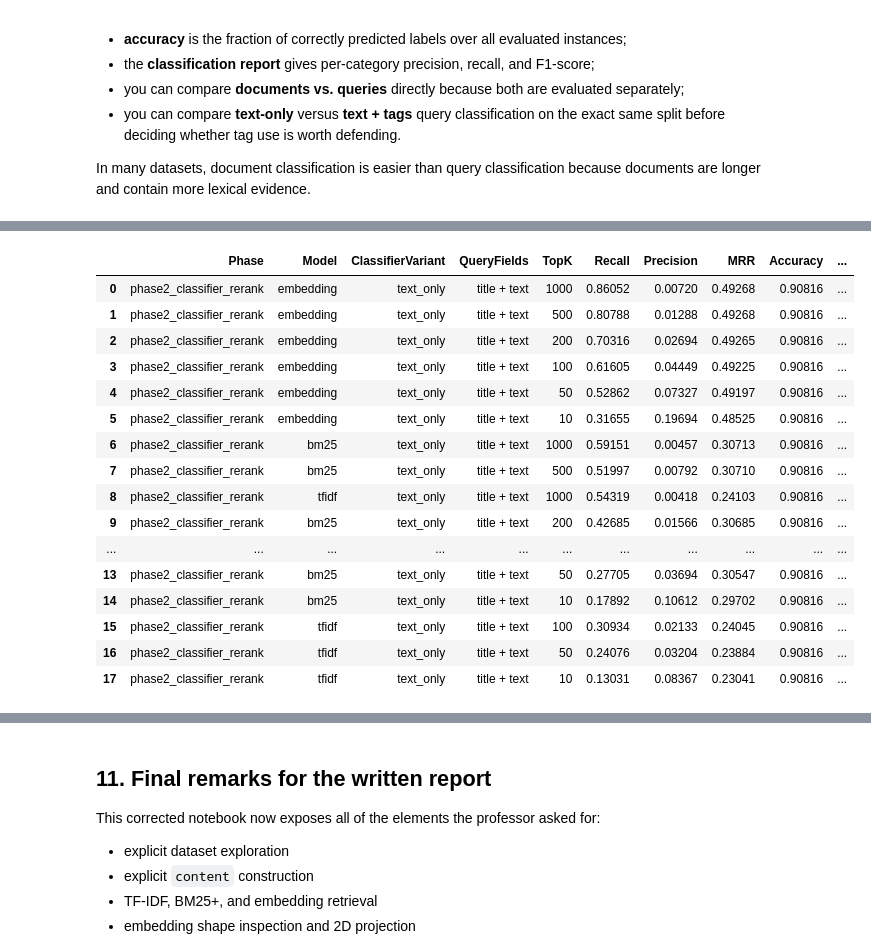
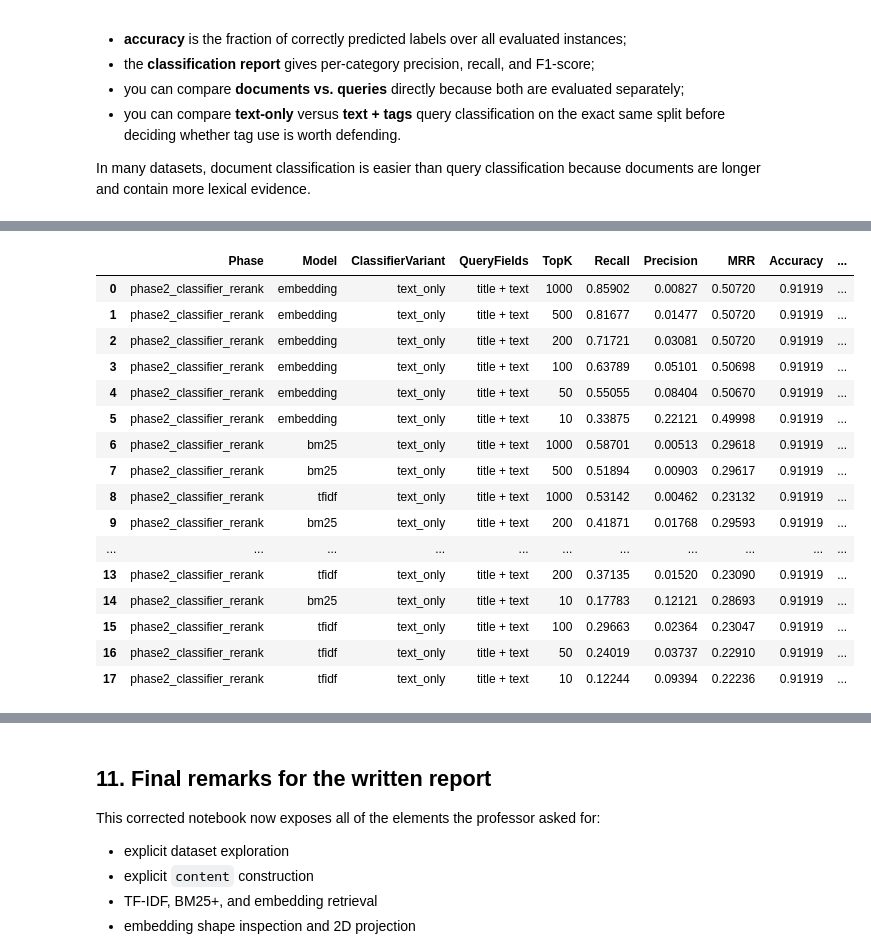
Before and after one commit to sorooshaghaei/retrieval_project, a Jupyter notebook: kaggle/kaggle-submission.ipynb, the cells around one changed output, grey strips where cells are left out. Drawn from its saved outputs; the diff is of its cells as text; code cells hidden in the pictures.

Commit message:
fixed 80 20 train test

```diff
--- a/kaggle/kaggle-submission.ipynb
+++ b/kaggle/kaggle-submission.ipynb
@@ -1799,12 +1821,6 @@ doc_category_map = (
 validation_classifier_accuracy = float(
     classifier_summary_df.loc[
         (classifier_summary_df["Split"] == "validation") & (classifier_summary_df["Source"] == "queries"),
-        "Accuracy",
-    ].iloc[0]
-)
-holdout_classifier_accuracy = float(
-    classifier_summary_df.loc[
-        (classifier_summary_df["Split"] == "holdout") & (classifier_summary_df["Source"] == "queries"),
         "Accuracy",
     ].iloc[0]
 )
@@ -1889,57 +1905,9 @@ display(phase2_summary_df)
 best_phase2_config = phase2_summary_df.iloc[0]
 best_model_name = str(best_phase2_config["Model"])
 best_top_k = int(best_phase2_config["TopK"])
+selected_phase2_config_df = phase2_summary_df.head(1).copy()
 
-if best_model_name == "embedding":
-    holdout_doc_ids, holdout_scores = RETRIEVAL_ARRAY_FUNCTIONS[best_model_name](
-        docs_df,
-        holdout_test_queries_df,
-        top_k=best_top_k,
-        artifacts=prepared_retrievers[best_model_name],
-        embedding_kind="holdout_queries_phase2",
-    )
-else:
-    holdout_doc_ids, holdout_scores = RETRIEVAL_ARRAY_FUNCTIONS[best_model_name](
-        docs_df,
-        holdout_test_queries_df,
-        top_k=best_top_k,
-        artifacts=prepared_retrievers[best_model_name],
-    )
-
-holdout_doc_ids, holdout_scores = apply_category_bonus(
-    doc_id_matrix=holdout_doc_ids,
-    score_matrix=holdout_scores,
-    query_ids=holdout_test_queries_df["id"].astype(str).tolist(),
-    query_category_map=holdout_query_category_map,
-    doc_category_map=doc_category_map,
-    bonus=CATEGORY_MATCH_BONUS if ENABLE_CATEGORY_BOOST else 0.0,
-)
-
-holdout_results = arrays_to_results(
-    holdout_test_queries_df["id"].astype(str).tolist(),
-    holdout_doc_ids[:, :best_top_k],
-    holdout_scores[:, :best_top_k],
-)
-holdout_metrics = leaderboard_score(
-    holdout_results,
-    holdout_test_ground_truth,
-    k=best_top_k,
-    classifier_accuracy=holdout_classifier_accuracy,
-)
-
-holdout_summary_df = pd.DataFrame(
-    [
-        {
-            "Phase": "phase2_holdout",
-            "Model": best_model_name,
-            "ClassifierVariant": ACTIVE_CLASSIFIER_VARIANT,
-            "QueryFields": active_classifier_query_fields,
-            "TopK": best_top_k,
-            **holdout_metrics,
-        }
-    ]
-)
-
-display(holdout_summary_df)
+display(selected_phase2_config_df)
+print(f"Validation-selected model: {best_model_name} at K={best_top_k}")
 # %% [output]
 Phase 2 classifier variant: text_only (title + text)
@@ -1947,17 +1915,17 @@ Loading validation_queries_phase2 embeddings from cache: validation_queries_phas
 |  | Phase | Model | ClassifierVariant | QueryFields | TopK | Recall | Precision | MRR | Accuracy | ... |
-| 0 | phase2_classifier_rerank | embedding | text_only | title + text | 1000 | 0.86052 | 0.00720 | 0.49268 | 0.90816 | ... |
-| 1 | phase2_classifier_rerank | embedding | text_only | title + text | 500 | 0.80788 | 0.01288 | 0.49268 | 0.90816 | ... |
-| 2 | phase2_classifier_rerank | embedding | text_only | title + text | 200 | 0.70316 | 0.02694 | 0.49265 | 0.90816 | ... |
-| 3 | phase2_classifier_rerank | embedding | text_only | title + text | 100 | 0.61605 | 0.04449 | 0.49225 | 0.90816 | ... |
-| 4 | phase2_classifier_rerank | embedding | text_only | title + text | 50 | 0.52862 | 0.07327 | 0.49197 | 0.90816 | ... |
-| 5 | phase2_classifier_rerank | embedding | text_only | title + text | 10 | 0.31655 | 0.19694 | 0.48525 | 0.90816 | ... |
-| 6 | phase2_classifier_rerank | bm25 | text_only | title + text | 1000 | 0.59151 | 0.00457 | 0.30713 | 0.90816 | ... |
-| 7 | phase2_classifier_rerank | bm25 | text_only | title + text | 500 | 0.51997 | 0.00792 | 0.30710 | 0.90816 | ... |
-| 8 | phase2_classifier_rerank | tfidf | text_only | title + text | 1000 | 0.54319 | 0.00418 | 0.24103 | 0.90816 | ... |
-| 9 | phase2_classifier_rerank | bm25 | text_only | title + text | 200 | 0.42685 | 0.01566 | 0.30685 | 0.90816 | ... |
+| 0 | phase2_classifier_rerank | embedding | text_only | title + text | 1000 | 0.85902 | 0.00827 | 0.50720 | 0.91919 | ... |
+| 1 | phase2_classifier_rerank | embedding | text_only | title + text | 500 | 0.81677 | 0.01477 | 0.50720 | 0.91919 | ... |
+| 2 | phase2_classifier_rerank | embedding | text_only | title + text | 200 | 0.71721 | 0.03081 | 0.50720 | 0.91919 | ... |
+| 3 | phase2_classifier_rerank | embedding | text_only | title + text | 100 | 0.63789 | 0.05101 | 0.50698 | 0.91919 | ... |
+| 4 | phase2_classifier_rerank | embedding | text_only | title + text | 50 | 0.55055 | 0.08404 | 0.50670 | 0.91919 | ... |
+| 5 | phase2_classifier_rerank | embedding | text_only | title + text | 10 | 0.33875 | 0.22121 | 0.49998 | 0.91919 | ... |
+| 6 | phase2_classifier_rerank | bm25 | text_only | title + text | 1000 | 0.58701 | 0.00513 | 0.29618 | 0.91919 | ... |
+| 7 | phase2_classifier_rerank | bm25 | text_only | title + text | 500 | 0.51894 | 0.00903 | 0.29617 | 0.91919 | ... |
+| 8 | phase2_classifier_rerank | tfidf | text_only | title + text | 1000 | 0.53142 | 0.00462 | 0.23132 | 0.91919 | ... |
+| 9 | phase2_classifier_rerank | bm25 | text_only | title + text | 200 | 0.41871 | 0.01768 | 0.29593 | 0.91919 | ... |
 | ... | ... | ... | ... | ... | ... | ... | ... | ... | ... | ... |
-| 13 | phase2_classifier_rerank | bm25 | text_only | title + text | 50 | 0.27705 | 0.03694 | 0.30547 | 0.90816 | ... |
-| 14 | phase2_classifier_rerank | bm25 | text_only | title + text | 10 | 0.17892 | 0.10612 | 0.29702 | 0.90816 | ... |
-| 15 | phase2_classifier_rerank | tfidf | text_only | title + text | 100 | 0.30934 | 0.02133 | 0.24045 | 0.90816 | ... |
-| 16 | phase2_classifier_rerank | tfidf | text_only | title + text | 50 | 0.24076 | 0.03204 | 0.23884 | 0.90816 | ... |
-| 17 | phase2_classifier_rerank | tfidf | text_only | title + text | 10 | 0.13031 | 0.08367 | 0.23041 | 0.90816 | ... |
+| 13 | phase2_classifier_rerank | tfidf | text_only | title + text | 200 | 0.37135 | 0.01520 | 0.23090 | 0.91919 | ... |
+| 14 | phase2_classifier_rerank | bm25 | text_only | title + text | 10 | 0.17783 | 0.12121 | 0.28693 | 0.91919 | ... |
+| 15 | phase2_classifier_rerank | tfidf | text_only | title + text | 100 | 0.29663 | 0.02364 | 0.23047 | 0.91919 | ... |
+| 16 | phase2_classifier_rerank | tfidf | text_only | title + text | 50 | 0.24019 | 0.03737 | 0.22910 | 0.91919 | ... |
+| 17 | phase2_classifier_rerank | tfidf | text_only | title + text | 10 | 0.12244 | 0.09394 | 0.22236 | 0.91919 | ... |
```
Also changed, not shown: parts of 12 cells of this notebook, 7 other files.
